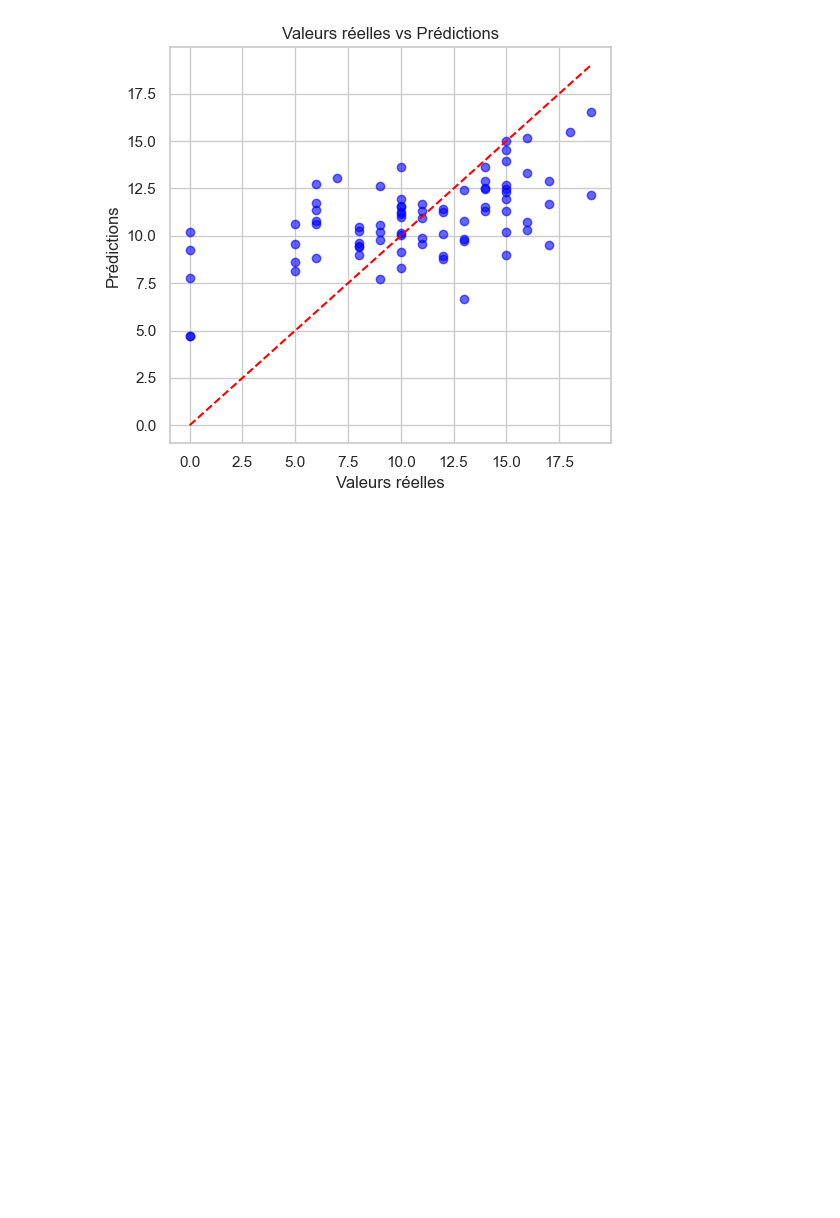
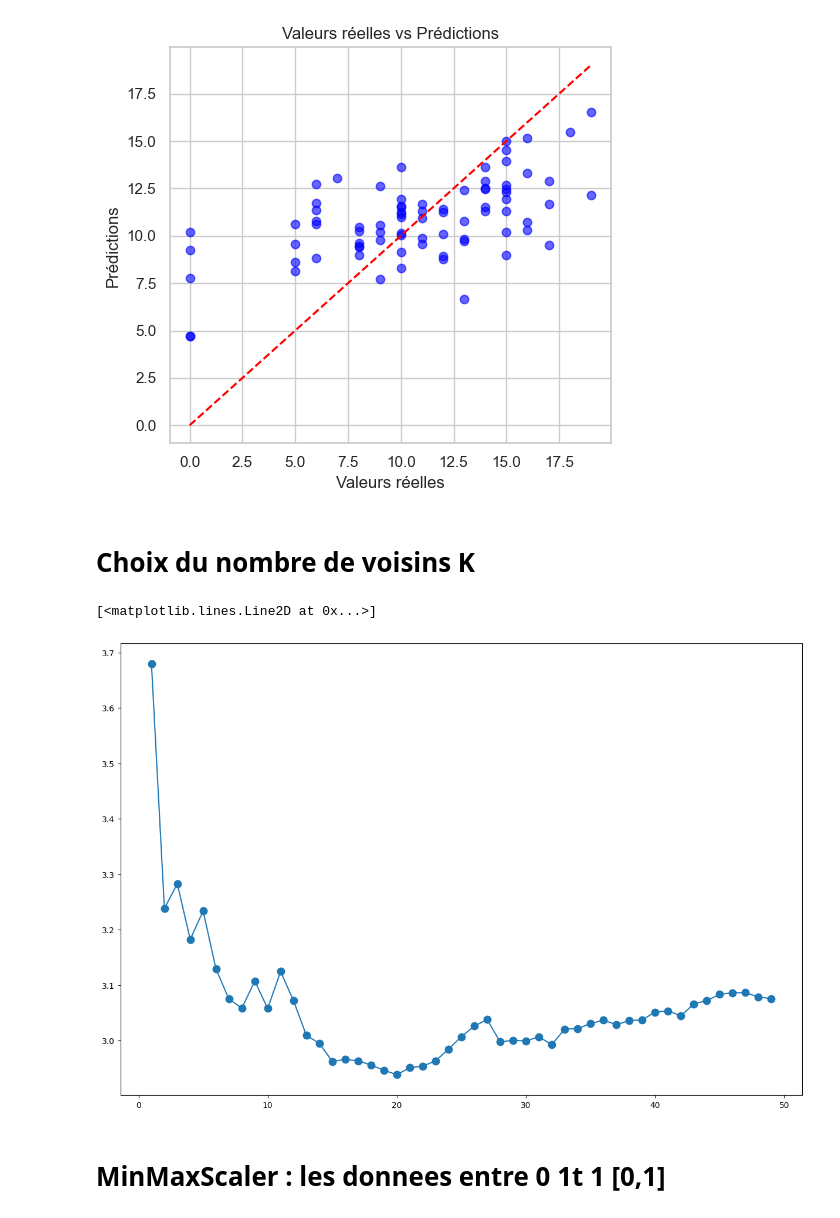
Before and after one commit to rachdigit/Projet_DataMining, a Jupyter notebook: proj_dm.ipynb, the cells around one changed output. Saved outputs shown, nothing was run; the diff lists cells and outputs as text; code cells hidden in the pictures; blank space fills up the shorter version.

Commit message:
Test de KNeighborsRegressor avec différentes valeurs de k, puis application de MinMaxScaler et tests avec d'autres algos, mais les résultats sont similaires à ceux sans MinMaxScaler

```diff
--- a/proj_dm.ipynb
+++ b/proj_dm.ipynb
@@ -2005,3 +2009,5 @@ mean squared error =  13.638611127086396
 mean absolute error =  2.9282487977909137
 r2_score =  0.3348658084869385
 [figure]
+# %% [markdown]
+# Choix du nombre de voisins K
@@ -2007,0 +2016,17 @@ r2_score =  0.3348658084869385
+# %%
+error_rate = []
+
+for i in range (1,50) :
+    knn = KNeighborsRegressor(n_neighbors=i)
+    knn.fit(x_train,y_train)
+    y_pred=knn.predict(x_test)
+    mae= mean_absolute_error(y_test,y_pred)
+    error_rate.append(mae)
+# %%
+plt.figure(figsize=(15,10))
+plt.plot(range(1,50), error_rate, marker='o', markersize=9)
+# %% [output]
+[<matplotlib.lines.Line2D at 0x...>]
+[figure, added]
+# %% [markdown]
+# MinMaxScaler : les donnees entre 0 1t 1 [0,1]
```
Also changed, not shown: parts of 20 cells of this notebook.
